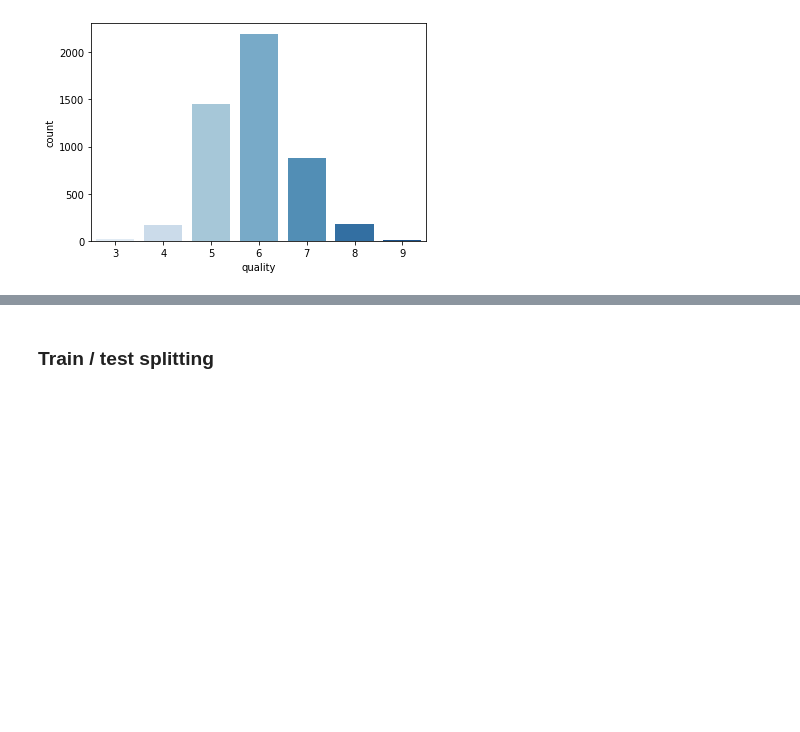
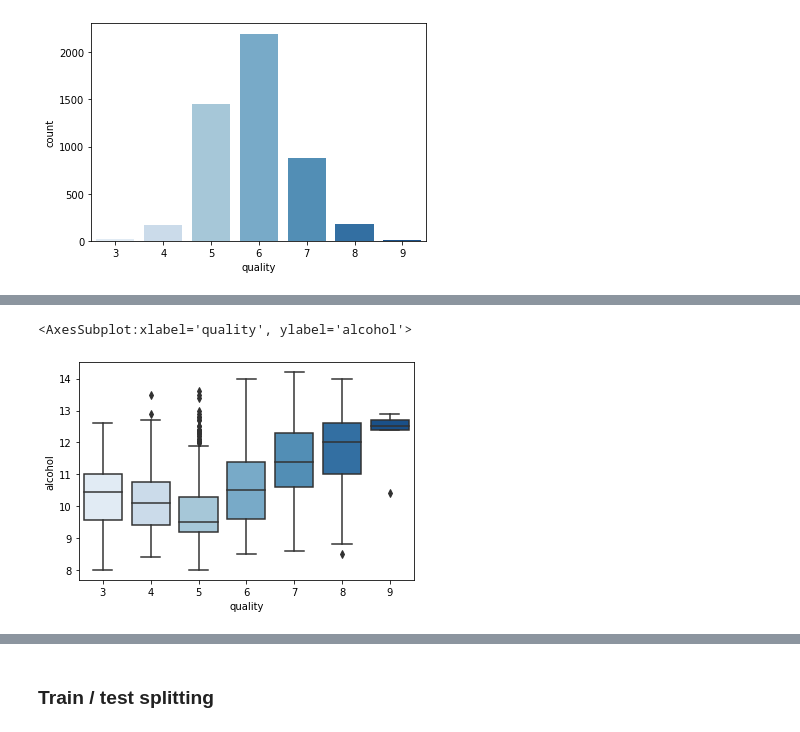
Before and after one commit to Ironhack-Data-Madrid-Agosto-2021/classroom-materials, a Jupyter notebook: week_07/04-decision-trees.ipynb, the cells around one changed output, grey strips where cells are left out. Cells and saved outputs as stored; diff of their text form; code cells hidden in the pictures; blank space fills up the shorter version.

```diff
--- a/week_07/04-decision-trees.ipynb
+++ b/week_07/04-decision-trees.ipynb
@@ -70,0 +121,5 @@ sns.countplot(x=df.quality, palette="Blues")
+# %%
+sns.boxplot(x=df.quality, y=df.alcohol, palette="Blues")
+# %% [output]
+<AxesSubplot:xlabel='quality', ylabel='alcohol'>
+[figure, added]
```
Also changed, not shown: parts of 60 cells of this notebook.
